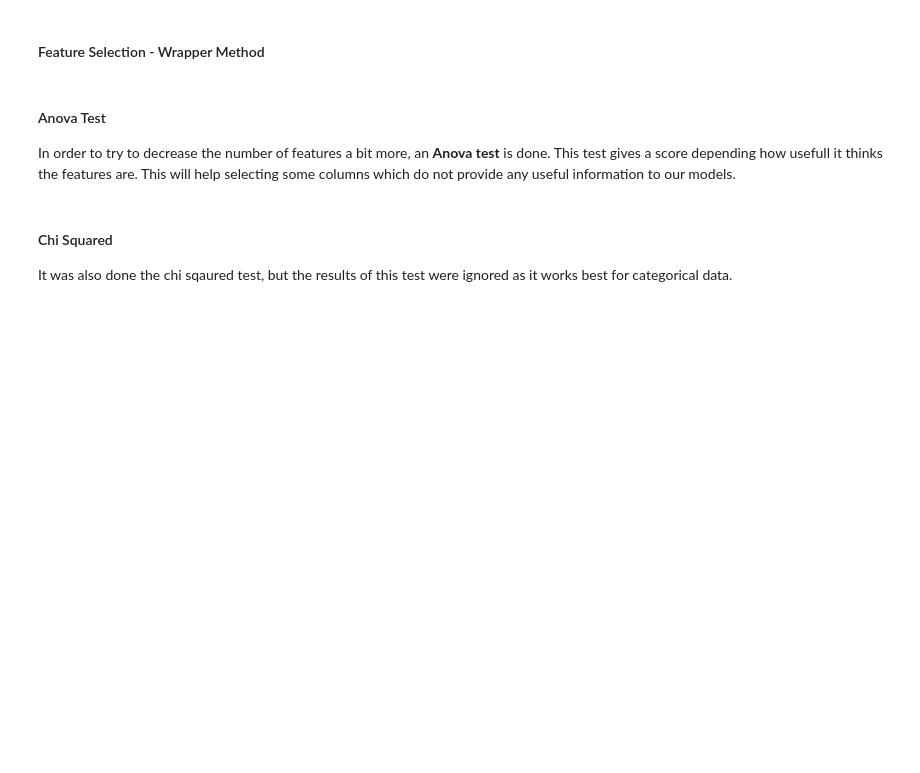
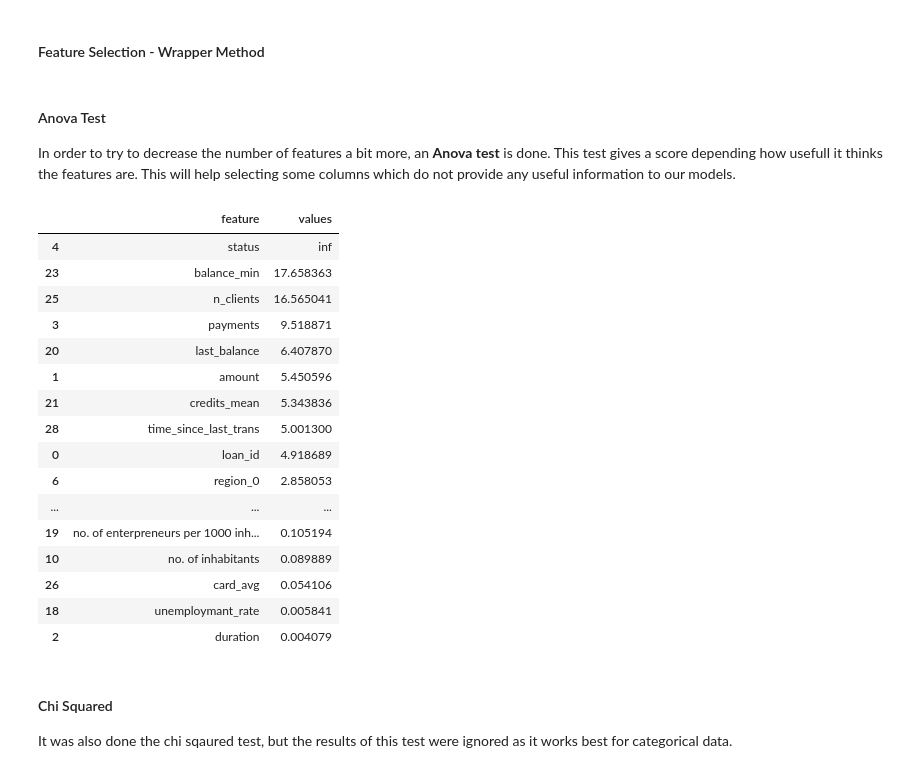
Before and after one commit to Diogogrosario/FEUP-AC, a Jupyter notebook: AC_proj.ipynb, the cells around one changed output. Cells and saved outputs as stored; diff of their text form; code cells hidden in the pictures; blank space fills up the shorter version.

```diff
--- a/AC_proj.ipynb
+++ b/AC_proj.ipynb
@@ -945,11 +982,29 @@ print(merge_train.drop(columns=["status"]).columns[list(features.k_feature_idx_)
 In order to try to decrease the number of features a bit more, an **Anova test** is done. This test gives a score depending how usefull it thinks the features are. This will help selecting some columns which do not provide any useful information to our models.
 # %%
 bestfeatures = SelectKBest(score_func = f_classif,k = "all")
-fit = bestfeatures.fit(merge_train_scaled, merge_train["status"])
+fit = bestfeatures.fit(merge_train, merge_train["status"])
 
 d = {'feature' : merge_train.columns.tolist(), 'values' : fit.scores_}
 anova_df = pd.DataFrame(data=d)
 anova_df.sort_values("values", ascending=False)
+# %% [output]
+|  | feature | values |
+| 4 | status | inf |
+| 23 | balance_min | 17.658363 |
+| 25 | n_clients | 16.565041 |
+| 3 | payments | 9.518871 |
+| 20 | last_balance | 6.407870 |
+| 1 | amount | 5.450596 |
+| 21 | credits_mean | 5.343836 |
+| 28 | time_since_last_trans | 5.001300 |
+| 0 | loan_id | 4.918689 |
+| 6 | region_0 | 2.858053 |
+| ... | ... | ... |
+| 19 | no. of enterpreneurs per 1000 inh... | 0.105194 |
+| 10 | no. of inhabitants | 0.089889 |
+| 26 | card_avg | 0.054106 |
+| 18 | unemploymant_rate | 0.005841 |
+| 2 | duration | 0.004079 |
 # %% [markdown]
 #### Chi Squared
 
```
Also changed, not shown: parts of 33 cells of this notebook, 3 other files.
